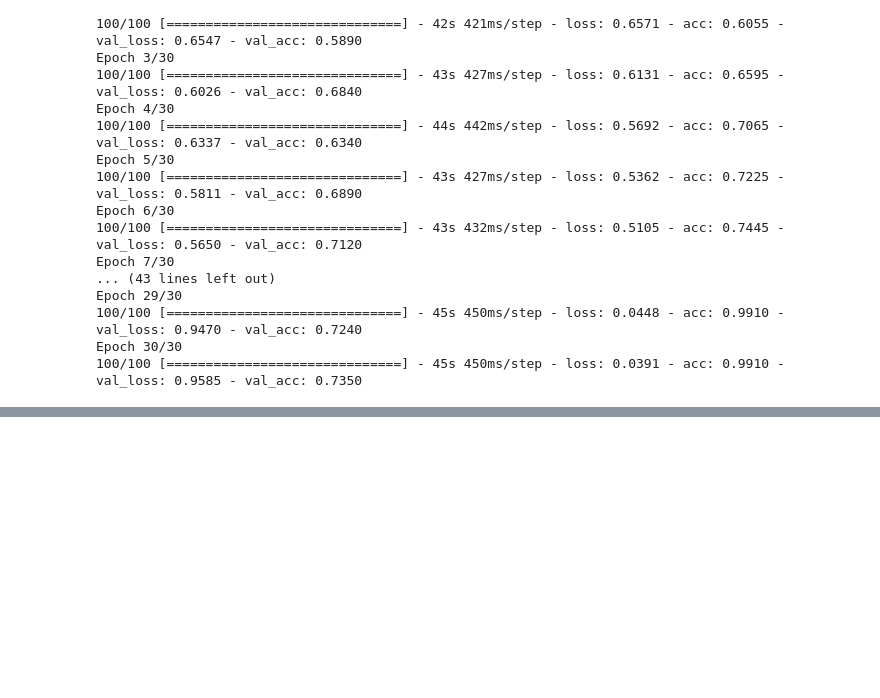
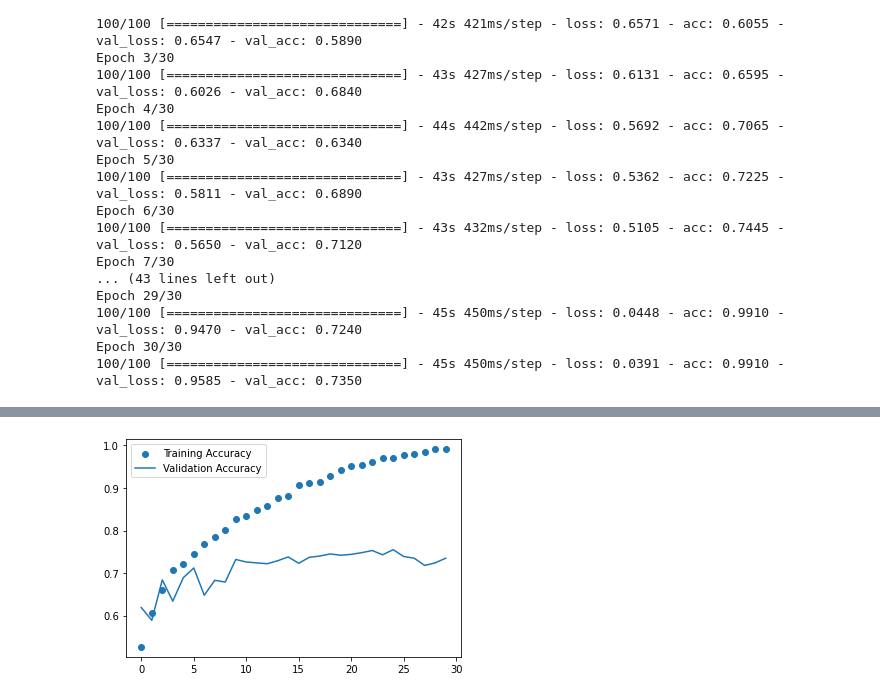
Before and after one commit to MkshSahani/deep_learning_algorithm, a Jupyter notebook: cnn_nn/cnn_for_cats_dogs_classification.ipynb, the cells around one changed output, grey strips where cells are left out. Drawn from its saved outputs; the diff is of its cells as text; code cells hidden in the pictures; blank space fills up the shorter version.

```diff
--- a/cnn_nn/cnn_for_cats_dogs_classification.ipynb
+++ b/cnn_nn/cnn_for_cats_dogs_classification.ipynb
@@ -126,0 +133,7 @@ plt.plot(range(len()))
+# %%
+plt.scatter(range(len(hist['acc'])), hist['acc'], label = 'Training Accuracy')
+plt.plot(range(len(hist['val_acc'])), hist['val_acc'], label = 'Validation Accuracy')
+plt.legend()
+plt.show()
+# %% [output]
+[figure, added]
```
Also changed, not shown: parts of 2 cells of this notebook, 1 other file.
